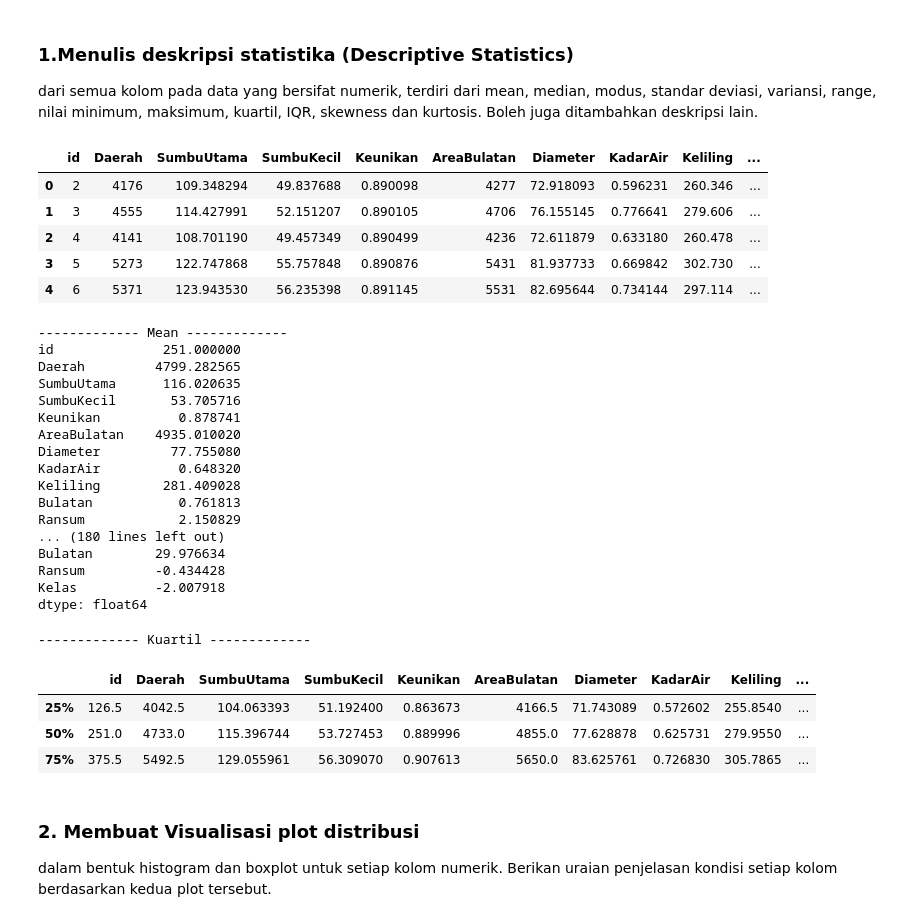
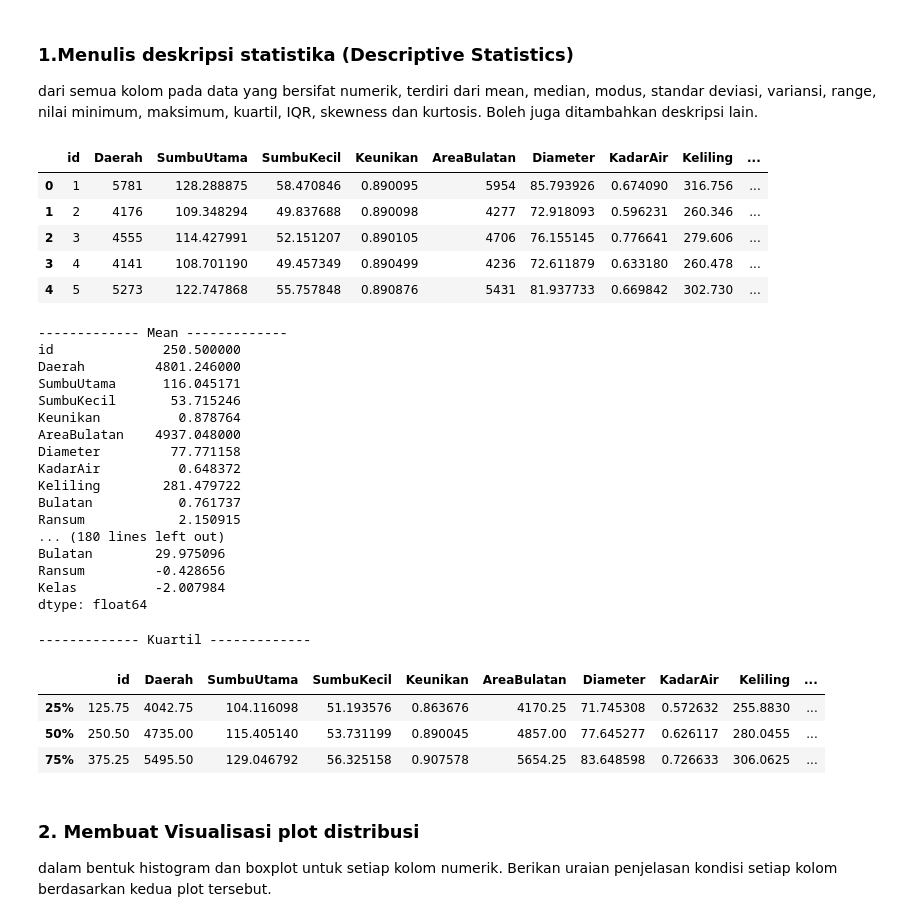
Before and after one commit to pratamaandiko/Tubes-Probstat, a Jupyter notebook: TubesProbstat.ipynb, the cells around one changed output. Saved outputs shown, nothing was run; the diff lists cells and outputs as text; code cells hidden in the pictures.

Commit message:
fixed data pertama ketimpa nama kolom

```diff
--- a/TubesProbstat.ipynb
+++ b/TubesProbstat.ipynb
@@ -25,20 +25,20 @@ dari semua kolom pada data yang bersifat numerik, terdiri dari mean, median, mod
 # %%
 # Import data
 import pandas as pd
 import matplotlib.pyplot as plt
 import matplotlib.mlab as mlab
 import numpy as np
 import seaborn as sns
-gandum = pd.read_csv("Gandum.csv")
-gandum.columns = ['id','Daerah','SumbuUtama','SumbuKecil','Keunikan','AreaBulatan','Diameter','KadarAir','Keliling','Bulatan','Ransum','Kelas']
+namaKolom = ['id','Daerah','SumbuUtama','SumbuKecil','Keunikan','AreaBulatan','Diameter','KadarAir','Keliling','Bulatan','Ransum','Kelas']
+gandum = pd.read_csv("Gandum.csv", names = namaKolom)
 gandum.head()
 # %% [output]
 |  | id | Daerah | SumbuUtama | SumbuKecil | Keunikan | AreaBulatan | Diameter | KadarAir | Keliling | ... |
-| 0 | 2 | 4176 | 109.348294 | 49.837688 | 0.890098 | 4277 | 72.918093 | 0.596231 | 260.346 | ... |
-| 1 | 3 | 4555 | 114.427991 | 52.151207 | 0.890105 | 4706 | 76.155145 | 0.776641 | 279.606 | ... |
-| 2 | 4 | 4141 | 108.701190 | 49.457349 | 0.890499 | 4236 | 72.611879 | 0.633180 | 260.478 | ... |
-| 3 | 5 | 5273 | 122.747868 | 55.757848 | 0.890876 | 5431 | 81.937733 | 0.669842 | 302.730 | ... |
-| 4 | 6 | 5371 | 123.943530 | 56.235398 | 0.891145 | 5531 | 82.695644 | 0.734144 | 297.114 | ... |
+| 0 | 1 | 5781 | 128.288875 | 58.470846 | 0.890095 | 5954 | 85.793926 | 0.674090 | 316.756 | ... |
+| 1 | 2 | 4176 | 109.348294 | 49.837688 | 0.890098 | 4277 | 72.918093 | 0.596231 | 260.346 | ... |
+| 2 | 3 | 4555 | 114.427991 | 52.151207 | 0.890105 | 4706 | 76.155145 | 0.776641 | 279.606 | ... |
+| 3 | 4 | 4141 | 108.701190 | 49.457349 | 0.890499 | 4236 | 72.611879 | 0.633180 | 260.478 | ... |
+| 4 | 5 | 5273 | 122.747868 | 55.757848 | 0.890876 | 5431 | 81.937733 | 0.669842 | 302.730 | ... |
 # %%
 print("------------- Mean -------------")
 print(gandum.mean(numeric_only=True))
@@ -80,21 +80,21 @@ print(gandum.kurtosis(numeric_only=True))
 print("\n\n")
 # %% [output]
 ------------- Mean -------------
-id              251.000000
-Daerah         4799.282565
-SumbuUtama      116.020635
-SumbuKecil       53.705716
-Keunikan          0.878741
-AreaBulatan    4935.010020
-Diameter         77.755080
-KadarAir          0.648320
-Keliling        281.409028
-Bulatan           0.761813
-Ransum            2.150829
+id              250.500000
+Daerah         4801.246000
+SumbuUtama      116.045171
+SumbuKecil       53.715246
+Keunikan          0.878764
+AreaBulatan    4937.048000
+Diameter         77.771158
+KadarAir          0.648372
+Keliling        281.479722
+Bulatan           0.761737
+Ransum            2.150915
 ... (180 lines left out)
-Bulatan        29.976634
-Ransum         -0.434428
-Kelas          -2.007918
+Bulatan        29.975096
+Ransum         -0.428656
+Kelas          -2.007984
 dtype: float64
 # %%
 print("------------- Kuartil -------------")
@@ -102,9 +102,9 @@ gandum.describe().loc[['25%','50%','75%']]
 # %% [output]
 ------------- Kuartil -------------
 |  | id | Daerah | SumbuUtama | SumbuKecil | Keunikan | AreaBulatan | Diameter | KadarAir | Keliling | ... |
-| 25% | 126.5 | 4042.5 | 104.063393 | 51.192400 | 0.863673 | 4166.5 | 71.743089 | 0.572602 | 255.8540 | ... |
-| 50% | 251.0 | 4733.0 | 115.396744 | 53.727453 | 0.889996 | 4855.0 | 77.628878 | 0.625731 | 279.9550 | ... |
-| 75% | 375.5 | 5492.5 | 129.055961 | 56.309070 | 0.907613 | 5650.0 | 83.625761 | 0.726830 | 305.7865 | ... |
+| 25% | 125.75 | 4042.75 | 104.116098 | 51.193576 | 0.863676 | 4170.25 | 71.745308 | 0.572632 | 255.8830 | ... |
+| 50% | 250.50 | 4735.00 | 115.405140 | 53.731199 | 0.890045 | 4857.00 | 77.645277 | 0.626117 | 280.0455 | ... |
+| 75% | 375.25 | 5495.50 | 129.046792 | 56.325158 | 0.907578 | 5654.25 | 83.648598 | 0.726633 | 306.0625 | ... |
 # %% [markdown]
 ### 2. Membuat Visualisasi plot distribusi
 dalam bentuk histogram dan boxplot untuk setiap kolom numerik. Berikan uraian penjelasan kondisi setiap kolom berdasarkan kedua plot tersebut.
```
Also changed, not shown: parts of 13 cells of this notebook.
